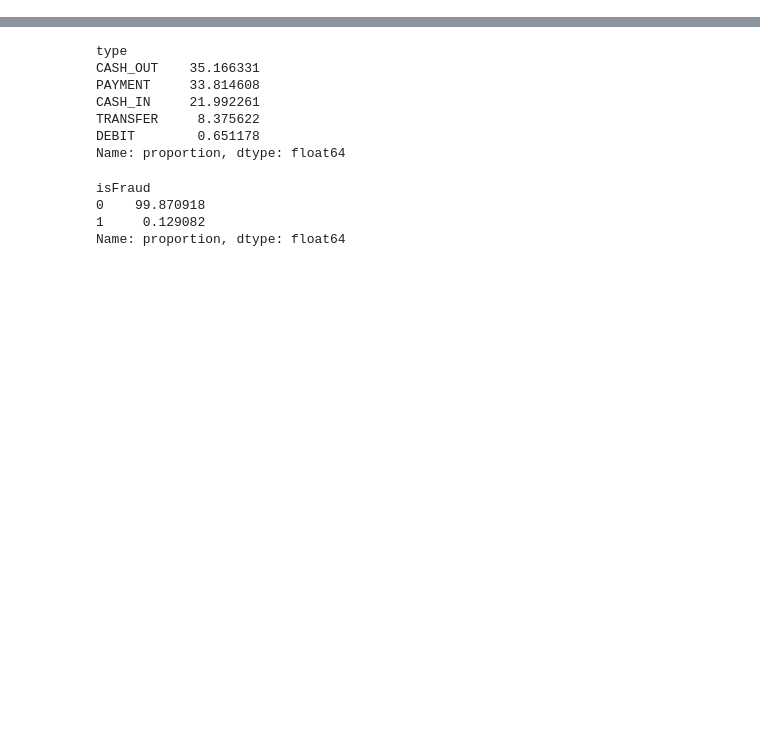
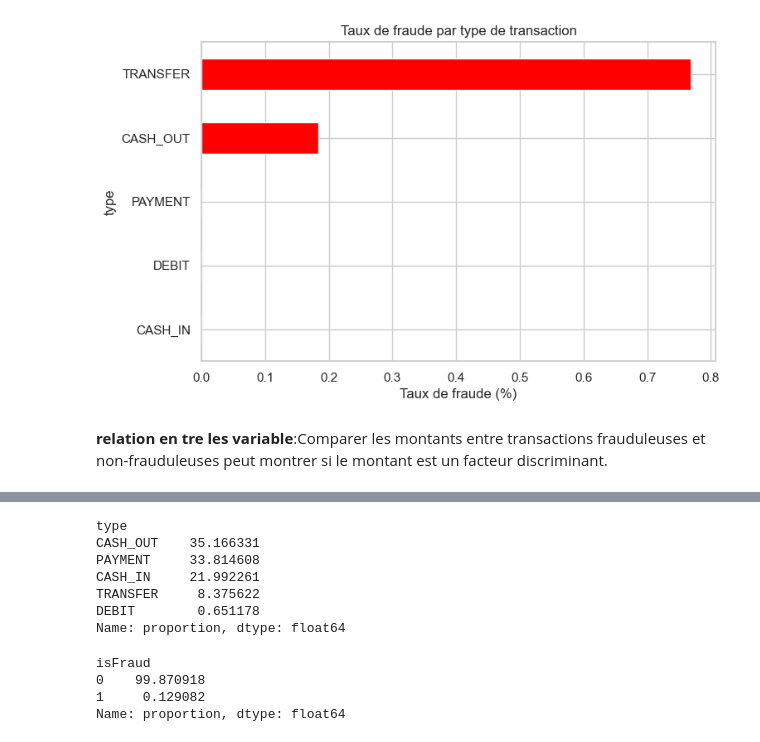
Before and after one commit to NGAMBOUcollab/detection_fraude_bancaire, a Jupyter notebook: src/01_exploration_donnees.ipynb, the cells around one changed output, grey strips where cells are left out. Saved outputs shown, nothing was run; the diff lists cells and outputs as text; code cells hidden in the pictures; blank space fills up the shorter version.

```diff
--- a/src/01_exploration_donnees.ipynb
+++ b/src/01_exploration_donnees.ipynb
@@ -79,0 +222,12 @@ df.describe()
+# %%
+# Analyse de la fraude par type de transaction
+fraud_by_type = df.groupby('type')['isFraud'].mean() * 100
+plt.figure(figsize=(8,5))
+fraud_by_type.sort_values().plot(kind='barh', color='red')
+plt.title("Taux de fraude par type de transaction")
+plt.xlabel("Taux de fraude (%)")
+plt.show()
+# %% [output]
+[figure, added]
+# %% [markdown]
+**relation en tre les variable**:Comparer les montants entre transactions frauduleuses et non-frauduleuses peut montrer si le montant est un facteur discriminant.
```
Also changed, not shown: parts of 38 cells of this notebook.
